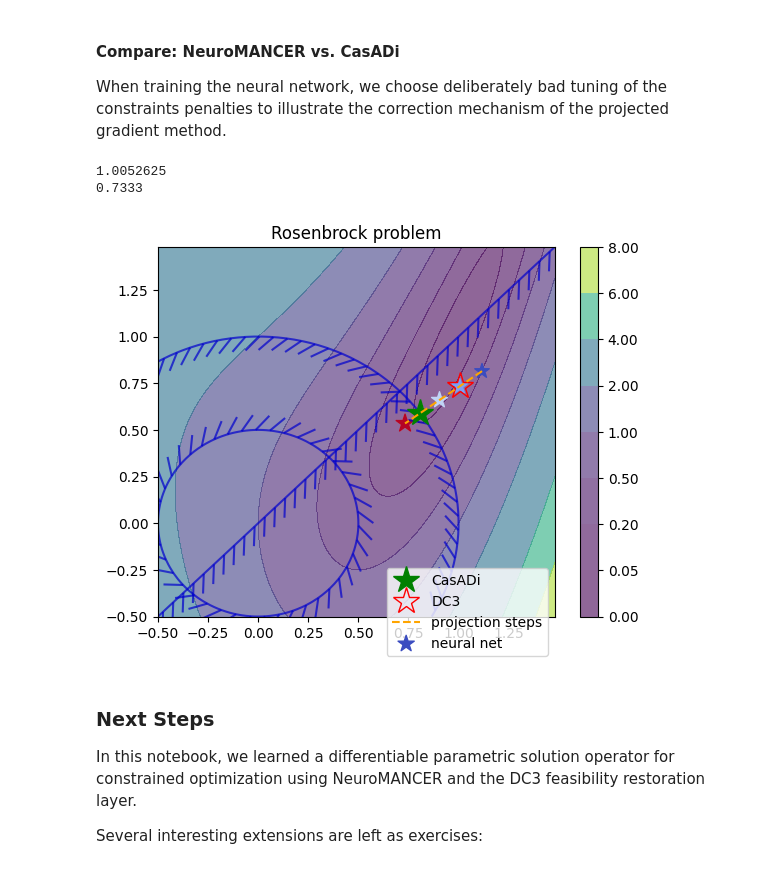
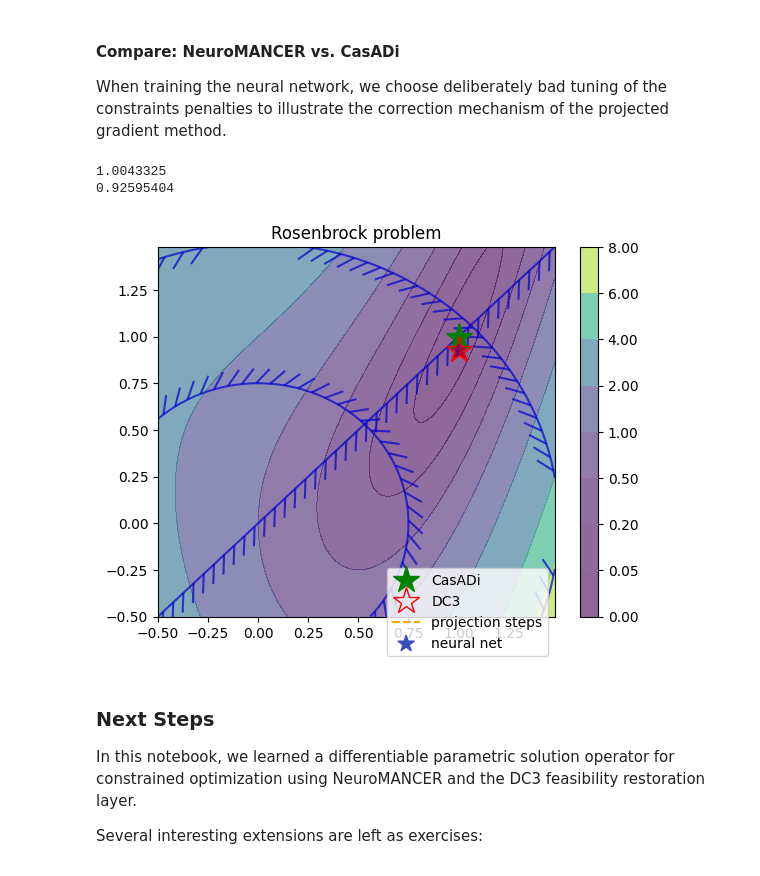
Before and after one commit to SciML-L4DC2026/SciML-L4DC2026, a Jupyter notebook: notebooks/L2O/Example_1_DC3/Example_1_DC3.ipynb, the cells around one changed output. Drawn from its saved outputs; the diff is of its cells as text; code cells hidden in the pictures.

```diff
--- a/notebooks/L2O/Example_1_DC3/Example_1_DC3.ipynb
+++ b/notebooks/L2O/Example_1_DC3/Example_1_DC3.ipynb
@@ -393,8 +393,8 @@ problem.show()
 # %% [markdown]
 ### Learning the Parametric Solution Map in NeuroMANCER
 # %%
-lr = 0.002      # step size for gradient descent
-epochs = 100    # number of training epochs
+lr = 0.001      # step size for gradient descent
+epochs = 50    # number of training epochs
 warmup = epochs    # number of epochs to wait before enacting early stopping policy
 patience = epochs  # number of epochs with no improvement in eval metric to allow before early stopping
 # %%
@@ -425,7 +442,14 @@ Generate inference time scenario $\xi_i = (a_i,p_i)$ within training distributio
 # %%
-# selected parametric instance for inference time evaluation
-p = 1.0
-a = 1.0
+# out of distribution sample YES/NO
+OOD = False
+
+# selected parametric instance for evaluation
+if OOD:
+    p = 0.3
+    a = 5.0
+else:
+    p = 1.5
+    a = 1.0
 # %% [markdown]
 obtain primal solution from the learned solution map $
 z_{\theta,i}^{K}
@@ -545,38 +569,38 @@ if hasattr(cg3, 'collections') and cg3.collections:
 datapoint = {'a': torch.tensor([[a]]), 'p': torch.tensor([[p]]),
              'name': 'test'}
 model_out = problem(datapoint)
 x_nm = model_out['test_' + "x"][0, 0].detach().numpy()
 y_nm = model_out['test_' + "x"][0, 1].detach().numpy()
 print(x_nm)
 print(y_nm)
 
 # intermediate projection steps
 x_proj = sol_map(datapoint)
-proj.num_steps = 1    # set projections steps to 1 for visualisation
+proj.num_steps = 10    # set projections steps
 X_projected = [x_proj['x'].detach().numpy()]
 for steps in range(num_steps):
     proj_inputs = {**datapoint, **x_proj}
     x_proj = proj(proj_inputs)
     X_projected.append(x_proj['x'].detach().numpy())
 projected_steps = np.concatenate(X_projected, axis=0)
 
 # plot optimal solutions CasADi vs Neuromancer
 ax.plot(sol.value(x), sol.value(y), 'g*', markersize=20, label='CasADi')
-ax.plot(x_nm, y_nm, 'r*', fillstyle='none', markersize=20, label='DC3')
+ax.plot(projected_steps[-1, 0], projected_steps[-1, 1], 'r*', fillstyle='none', markersize=20, label='DC3')
 # plot projected steps
 marker_sizes = list(np.linspace(120, 180, num_steps+1))
 color_gradient = list(np.linspace(0, 1, num_steps+1))
 ax.plot(projected_steps[:, 0], projected_steps[:, 1], '--', c='orange',
         label='projection steps')
 ax.scatter(projected_steps[:, 0], projected_steps[:, 1],
            s=marker_sizes, marker='*', c=color_gradient, cmap='coolwarm',
            label='neural net')
 plt.legend(bbox_to_anchor=(1.0, 0.15))
 plt.show(block=True)
 # %% [output]
-1.0052625
-0.7333
+1.0043325
+0.92595404
-[figure, old version]
+[figure, new version]
 # %% [markdown]
 ### Next Steps
 
```
Also changed, not shown: parts of 5 cells of this notebook.
